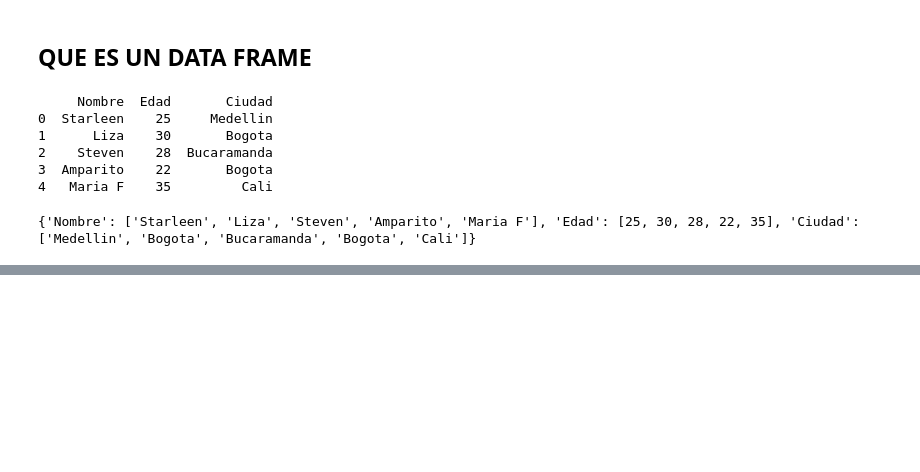
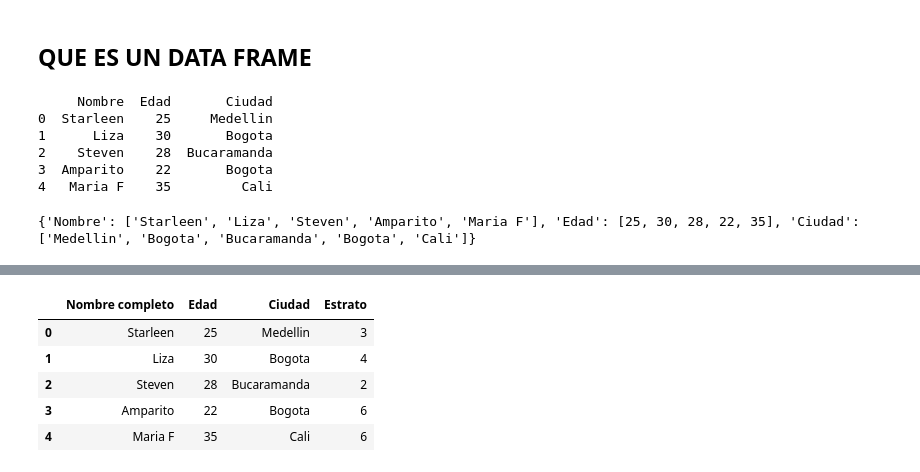
Before and after one commit to Starleen1996/analisis_datos_curso, a Jupyter notebook: pandas.ipynb, the cells around one changed output, grey strips where cells are left out. Drawn from its saved outputs; the diff is of its cells as text; code cells hidden in the pictures; blank space fills up the shorter version.

```diff
--- a/pandas.ipynb
+++ b/pandas.ipynb
@@ -103,0 +151,6 @@ print(df.head(3)) # muestra las primeras filas
+# %%
+# Modificación de COlumnas en el Dataset
+# Renombrar columnas es útil para estandarizar o traducir encabezados antes decompartir o exportar.
+df.rename(columns={"Nombre":"Nombre completo"}, inplace=True)
+#print(df)
+df
@@ -103,0 +164,14 @@ print(df.head(3)) # muestra las primeras filas
+# %%
+# Agregar una nueva columna al dataframe
+# Puedes crear columnas nuevas desde listas (misma longitud que el Dataframe).
+# esto es clave cuando agregas resultados
+
+df["Estrato"] = [3,4,2,6,6]
+df
+# %% [output]
+|  | Nombre completo | Edad | Ciudad | Estrato |
+| 0 | Starleen | 25 | Medellin | 3 |
+| 1 | Liza | 30 | Bogota | 4 |
+| 2 | Steven | 28 | Bucaramanda | 2 |
+| 3 | Amparito | 22 | Bogota | 6 |
+| 4 | Maria F | 35 | Cali | 6 |
```
Also changed, not shown: parts of 14 cells of this notebook.
